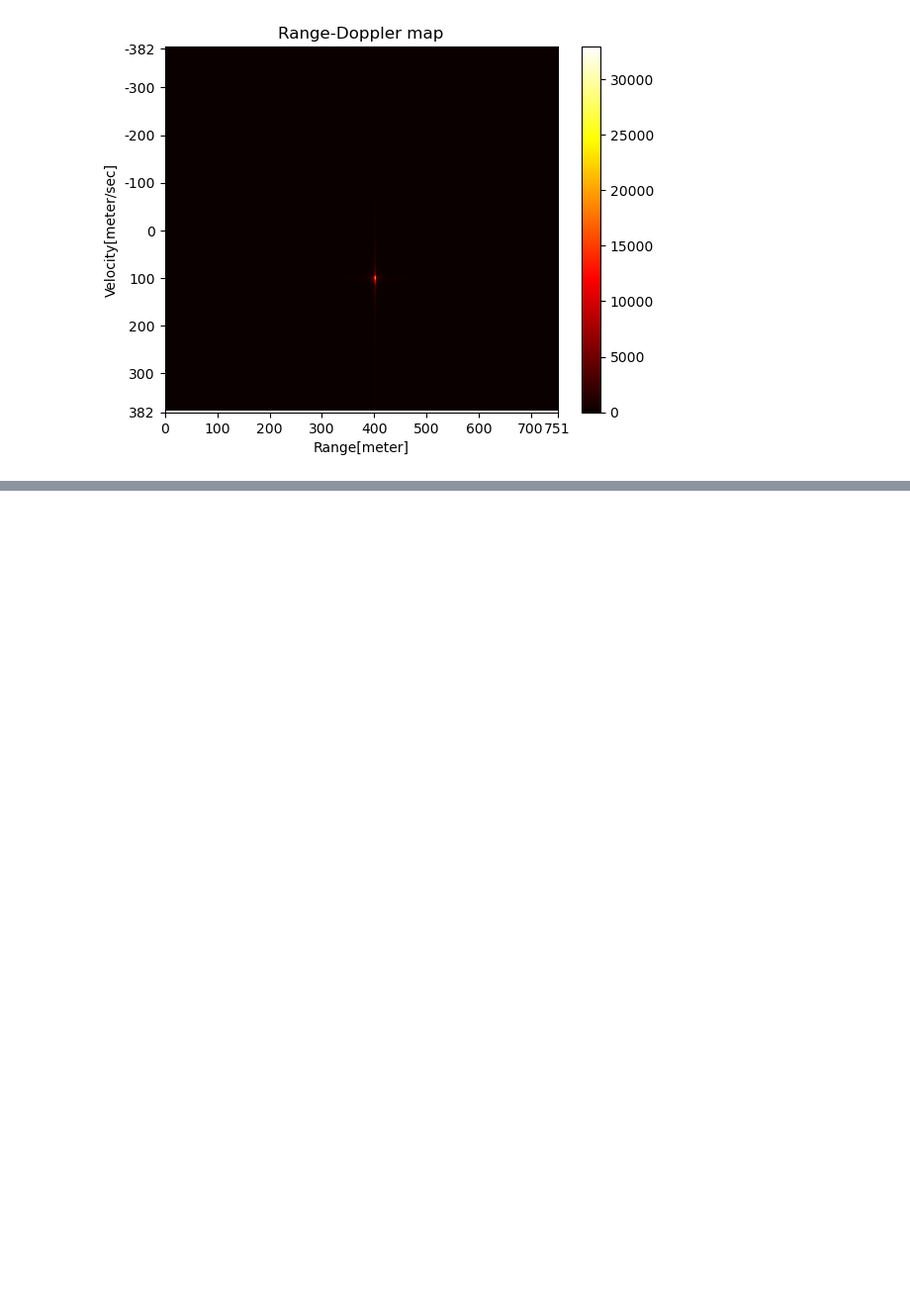
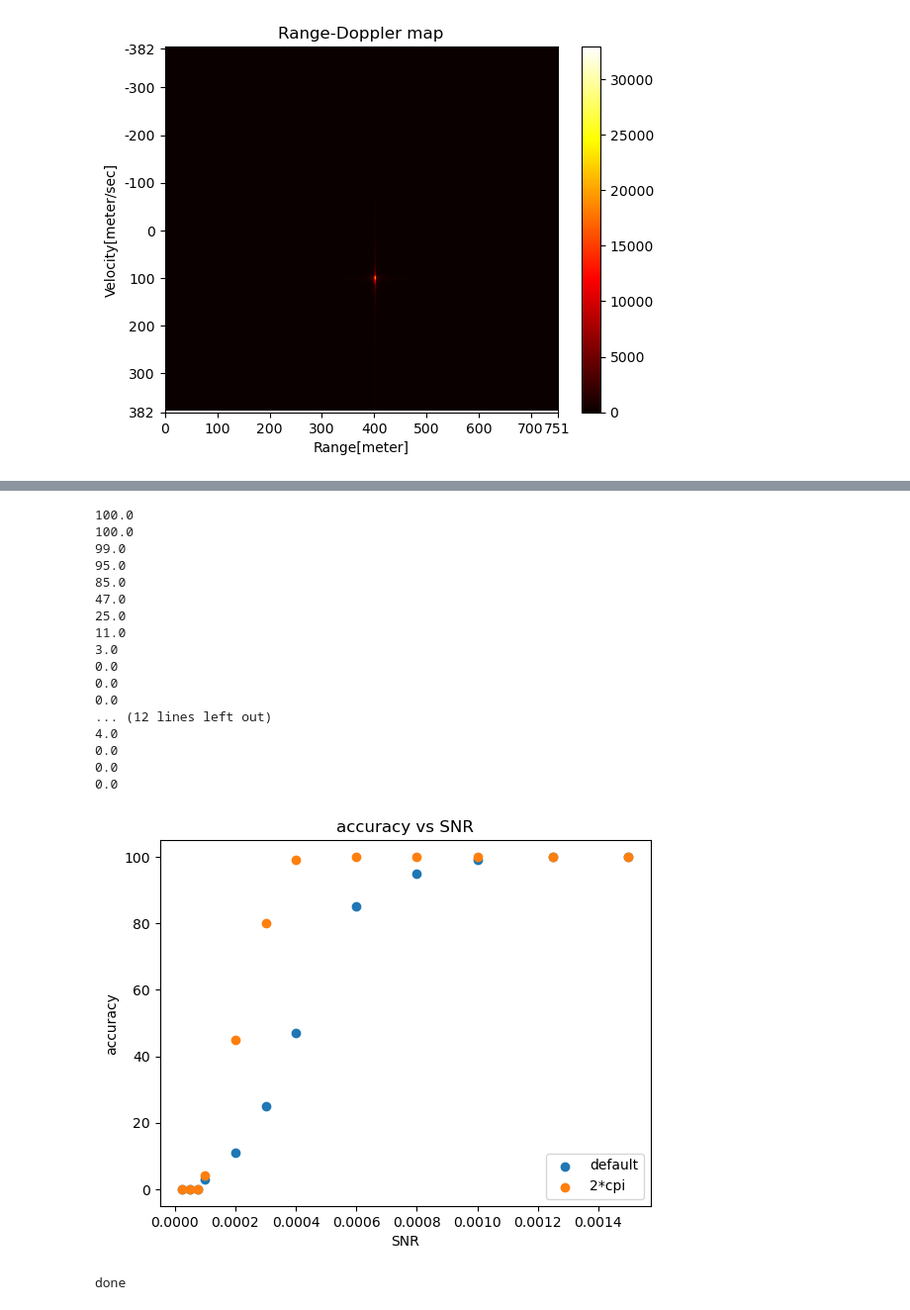
Before and after one commit to His-Royal-Dudeness/TensorFlow-implementations, a Jupyter notebook: Doppler_Range_Map.ipynb, the cells around one changed output, grey strips where cells are left out. Shown: that part at 99% size. Saved outputs shown, nothing was run; the diff lists cells and outputs as text; code cells hidden in the pictures; blank space fills up the shorter version.

```diff
--- a/Doppler_Range_Map.ipynb
+++ b/Doppler_Range_Map.ipynb
@@ -294,25 +337,45 @@ distance resolution: 0.75m
 # %%
 #1000 experiments
 snrs = [1.5e-3, 1.25e-3, 1e-3, 8e-4, 6e-4, 4e-4, 3e-4, 2e-4, 1e-4, 7.5e-5, 5e-5, 2.5e-5]
 # default = 400.5 97.5
 # 2*freq = 400.125, 97.5
 # 2*cpi = 400.5, 101.25
 # 625.5 0
-total_detect_list = rad.multyple_experiments(sr, snrs, 625.5, 0, 1000)
+total_detect_list = rad.multyple_experiments(sr, snrs, 400.5, 97.5, 100)
 
 parameters["cpi"] = 2*0.5e-3
 rad_2_cpi = radar(parameters)
 st_2_cpi, corr_2_cpi = rad_2_cpi.create_transmitted_signal(v)
 sr_2_cpi = rad_2_cpi.creat_received_signal(R0, sigma)
 corr_mat_2_cpi, D_R_m_2_cpi, estimated_R0_2_cpi, estimated_v = rad_2_cpi.create_doppler_range_map(sr_2_cpi)
-total_detect_list_2_cpi = rad_2_cpi.multyple_experiments(sr_2_cpi, snrs, 625.5, 0, 1000)
+total_detect_list_2_cpi = rad_2_cpi.multyple_experiments(sr_2_cpi, snrs, 400.5, 101.25, 100)
 
 
 plt.scatter(snrs, total_detect_list, label="default")
 plt.scatter(snrs, total_detect_list_2_cpi, label="2*cpi")
 plt.legend(loc="lower right")
 plt.xlabel("SNR")
 plt.ylabel("accuracy")
 plt.title("accuracy vs SNR")
 plt.show()
 print("done")
+# %% [output]
+100.0
+100.0
+99.0
+95.0
+85.0
+47.0
+25.0
+11.0
+3.0
+0.0
+0.0
+0.0
+... (12 lines left out)
+4.0
+0.0
+0.0
+0.0
+[figure, added]
+done
```
Also changed, not shown: parts of 8 cells of this notebook.
